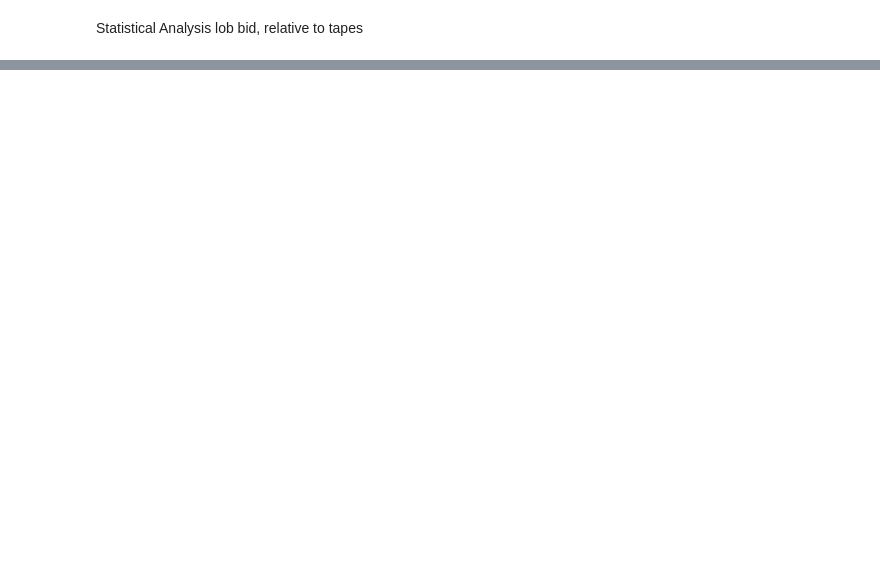
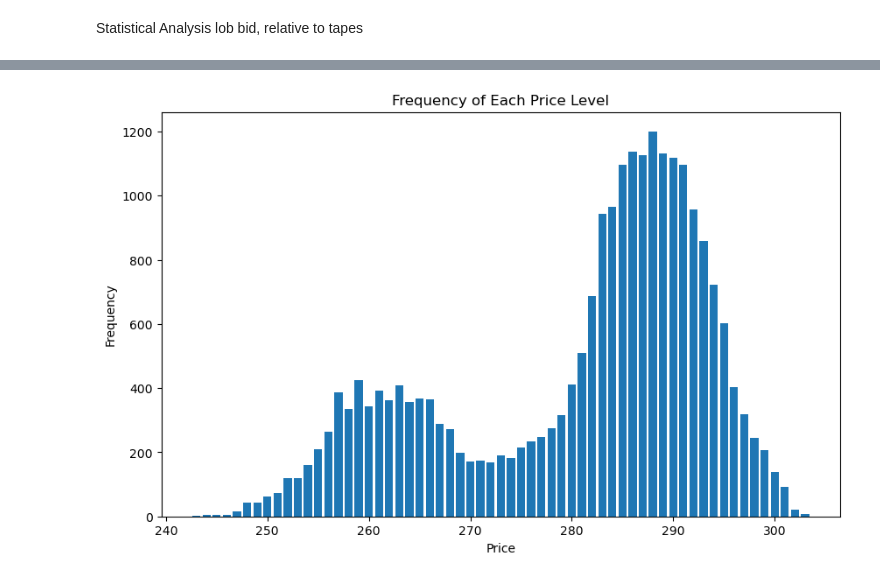
Before and after one commit to UoB-DSMP-2023-24/dsmp-2024-group-19, a Jupyter notebook: Forecasting/Hypothesis_Testing.ipynb, the cells around one changed output, grey strips where cells are left out. Drawn from its saved outputs; the diff is of its cells as text; code cells hidden in the pictures; blank space fills up the shorter version.

```diff
--- a/Forecasting/Hypothesis_Testing.ipynb
+++ b/Forecasting/Hypothesis_Testing.ipynb
@@ -36,3 +36,18 @@ Time taken to reach each day: 0.16023826599121094
 [figure]
 [<matplotlib.lines.Line2D at 0x...>]
 [figure]
+# %%
+
+prices = day[2][:, 1]
+
+# Find the unique prices and their frequencies
+unique_prices, counts = np.unique(prices, return_counts=True)
+
+plt.figure(figsize=(10, 6))  # Optional: Adjusts the figure size
+plt.bar(unique_prices, counts)
+plt.xlabel('Price')
+plt.ylabel('Frequency')
+plt.title('Frequency of Each Price Level')
+plt.show()
+# %% [output]
+[figure, added]
```
Also changed, not shown: parts of 2 cells of this notebook.
